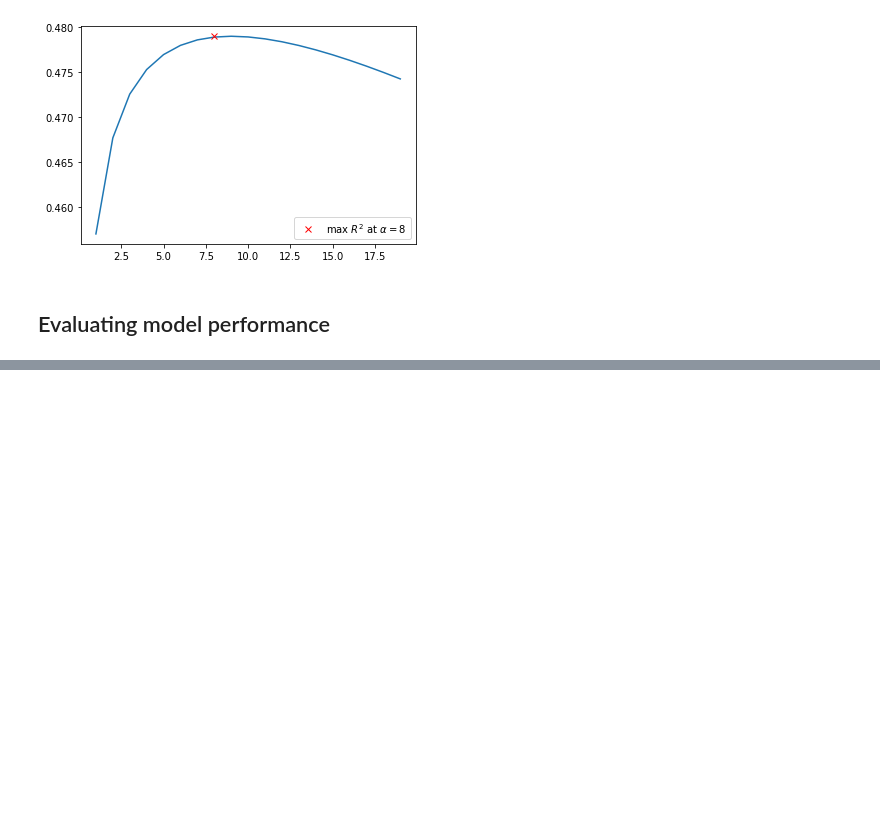
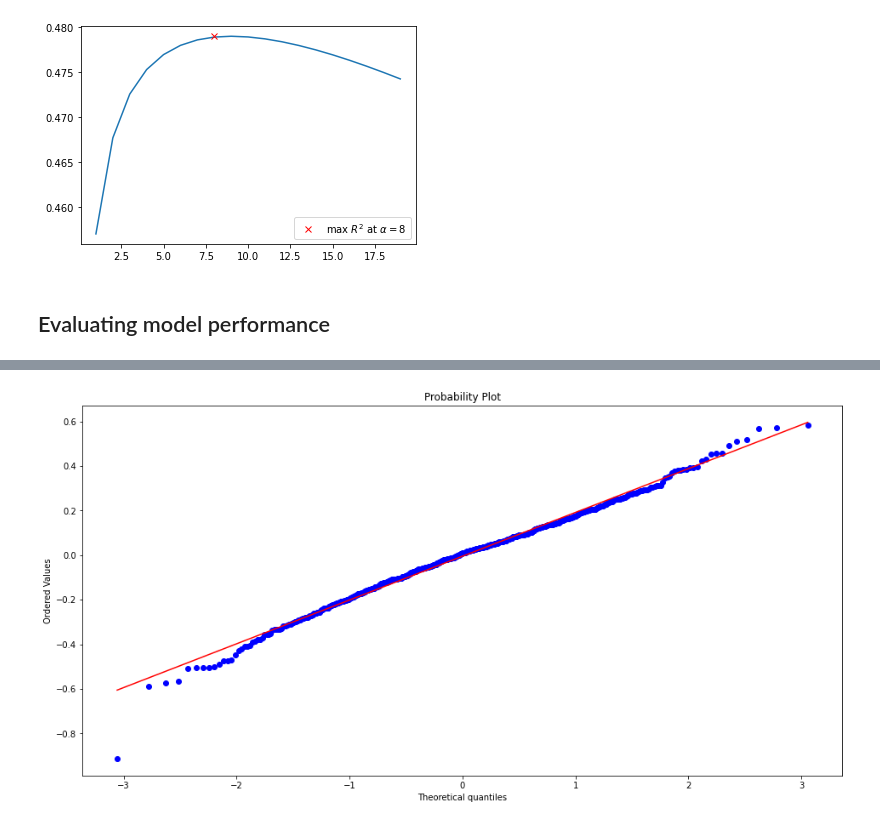
Before and after one commit to namiyousef/ICDSS_Challenges2020, a Jupyter notebook: real-estate/real-estate.ipynb, the cells around one changed output, grey strips where cells are left out. Cells and saved outputs as stored; diff of their text form; code cells hidden in the pictures; blank space fills up the shorter version.

```diff
--- a/real-estate/real-estate.ipynb
+++ b/real-estate/real-estate.ipynb
@@ -379,0 +410,7 @@ plt.legend(l2,['max $R^2$ at $\\alpha = 8$'])
+# %%
+# check errors for normality
+fig, ax = plt.subplots(figsize=(16,8))
+probplot(error, plot = ax)
+plt.show()
+# %% [output]
+[figure, added]
```
Also changed, not shown: parts of 13 cells of this notebook.
